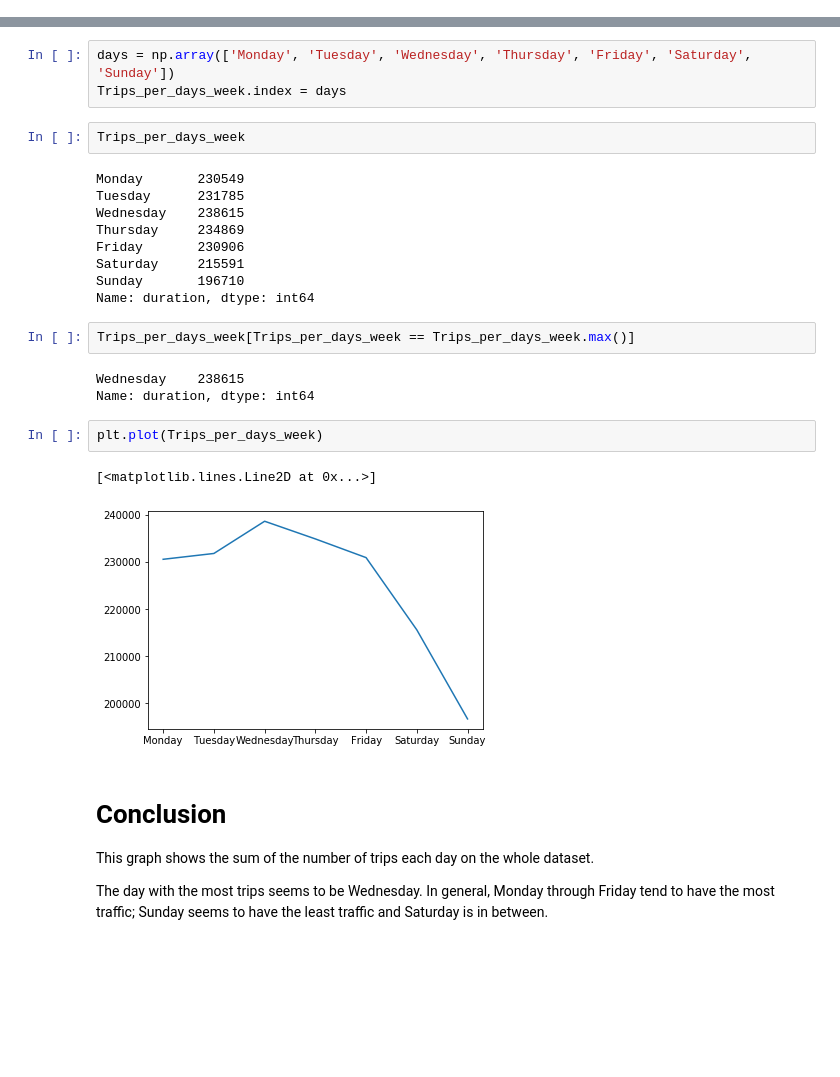
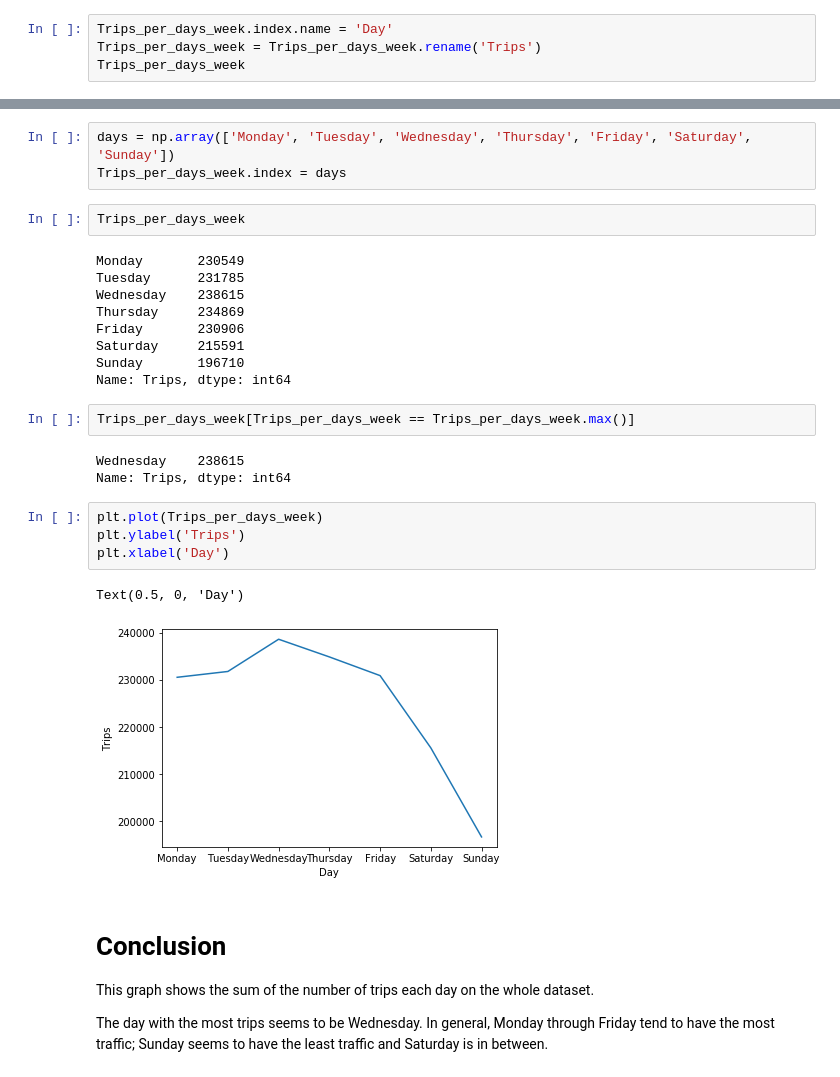
Before and after one commit to jisanos/Hubway-Data-Visualization-Challenge, a Jupyter notebook: Exam_Script.ipynb, the cells around one changed output, grey strips where cells are left out. Cells and saved outputs as stored; diff of their text form; blank space fills up the shorter version.

Commit message:
Cleaned up the script, renamed columns appropriately

```diff
--- a/Exam_Script.ipynb
+++ b/Exam_Script.ipynb
@@ -203,0 +173,4 @@ Name: duration, dtype: int64
+# %%
+Trips_per_days_week.index.name = 'Day'
+Trips_per_days_week = Trips_per_days_week.rename('Trips')
+Trips_per_days_week
@@ -214,17 +197,19 @@ Thursday     234869
 Friday       230906
 Saturday     215591
 Sunday       196710
-Name: duration, dtype: int64
+Name: Trips, dtype: int64
 # %%
 Trips_per_days_week[Trips_per_days_week == Trips_per_days_week.max()]
 # %% [output]
 Wednesday    238615
-Name: duration, dtype: int64
+Name: Trips, dtype: int64
 # %%
 plt.plot(Trips_per_days_week)
+plt.ylabel('Trips')
+plt.xlabel('Day')
 # %% [output]
-[<matplotlib.lines.Line2D at 0x...>]
+Text(0.5, 0, 'Day')
-[figure, old version]
+[figure, new version]
 # %% [markdown]
 # Conclusion
 
```
Also changed, not shown: parts of 21 cells of this notebook.
